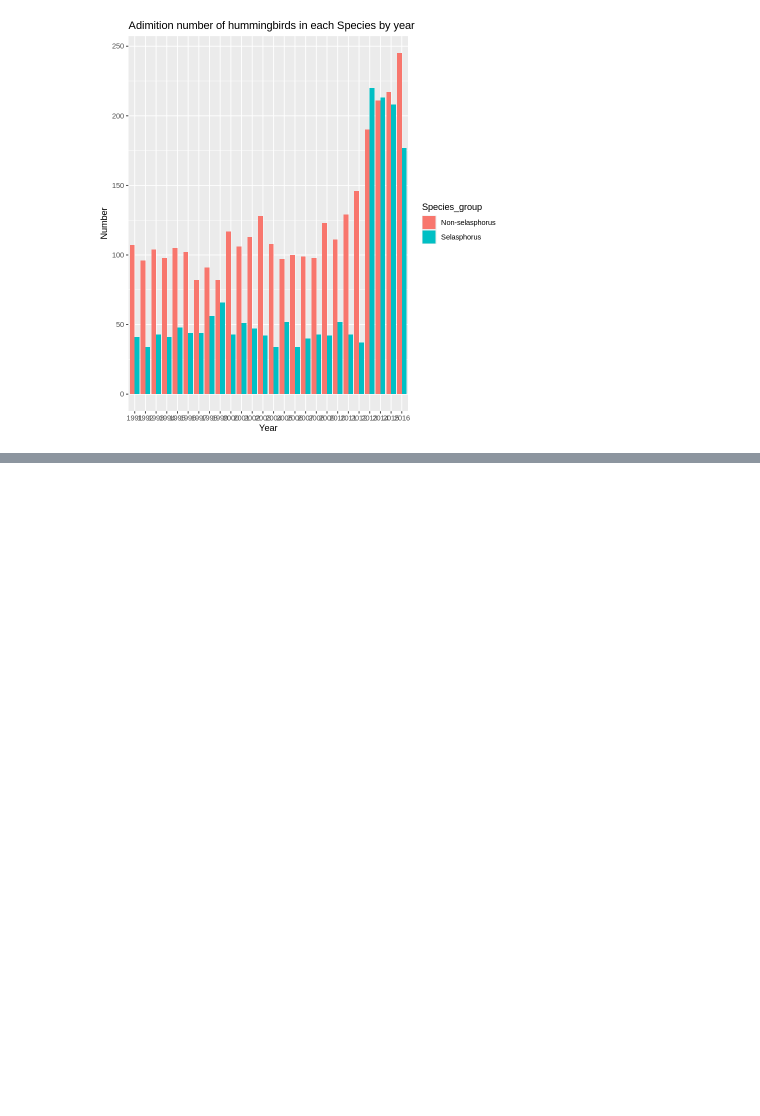
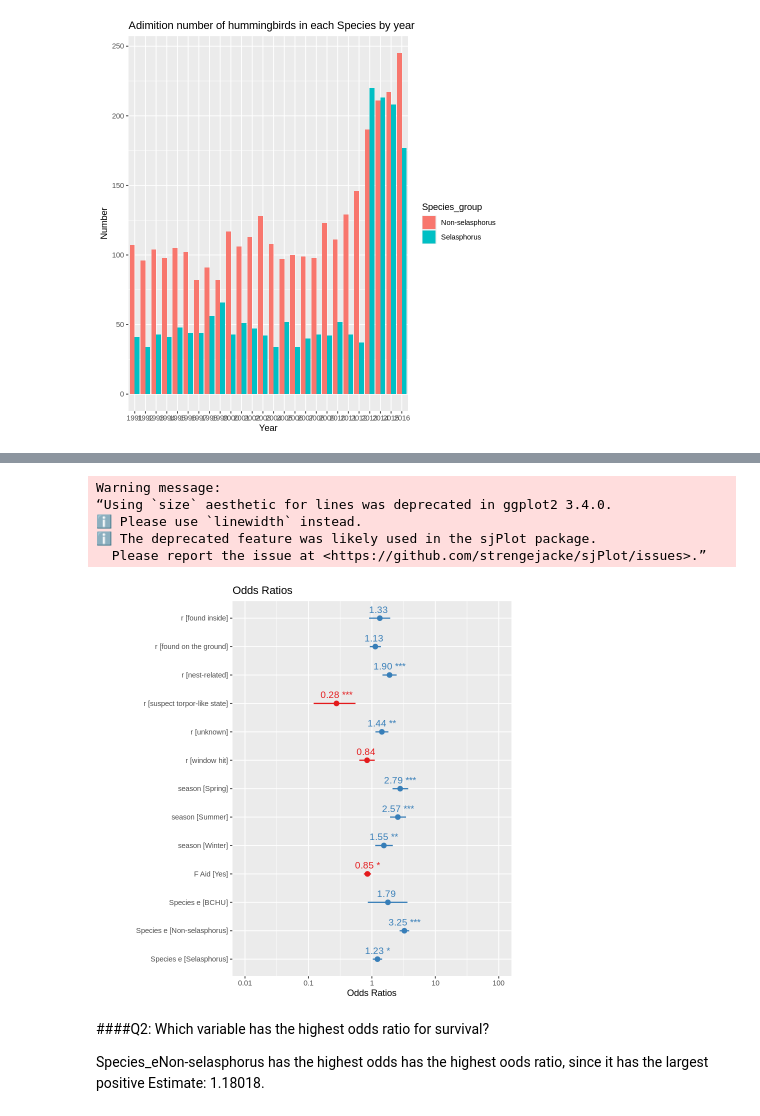
Before and after one commit to hslli-333/MPM_200_Huishan, a Jupyter notebook: MPM200_Session5_HW_HuishanLi.ipynb, the cells around one changed output, grey strips where cells are left out. Cells and saved outputs as stored; diff of their text form; code cells hidden in the pictures; blank space fills up the shorter version.

```diff
--- a/MPM200_Session5_HW_HuishanLi.ipynb
+++ b/MPM200_Session5_HW_HuishanLi.ipynb
@@ -673,0 +696,6 @@ ggplot(admissions_by_species_y, aes(x = Admitted_year, y = count, fill = Species
+# %%
+model_data$Disposition_numeric = ifelse(model_data$Disposition_binary == "Released", 1, 0)
+# %%
+fullmodel = glm(Disposition_numeric ~ r + Green_Orange + season + F_Aid + Species_e,
+                data = model_data,
+                family= binomial(link = "logit"))
@@ -673,0 +724,2 @@ ggplot(admissions_by_species_y, aes(x = Admitted_year, y = count, fill = Species
+# %%
+backward_model = step(fullmodel,k=2,direction = "backward",test="Chisq")
@@ -673,0 +809,18 @@ ggplot(admissions_by_species_y, aes(x = Admitted_year, y = count, fill = Species
+# %%
+plot_model(backward_model,
+           type = "est",
+           transform = "exp",
+           show.values = TRUE,
+           value.offset = 0.3,
+           title = "Odds Ratios")
+# %% [output]
+Warning message:
+“Using `size` aesthetic for lines was deprecated in ggplot2 3.4.0.
+ℹ Please use `linewidth` instead.
+ℹ The deprecated feature was likely used in the sjPlot package.
+  Please report the issue at <https://github.com/strengejacke/sjPlot/issues>.”
+[figure, added]
+# %% [markdown]
+####Q2: Which variable has the highest odds ratio for survival?
+
+Species_eNon-selasphorus has the highest odds has the highest oods ratio, since it has the largest positive Estimate:  1.18018.
```
Also changed, not shown: parts of 18 cells of this notebook.
